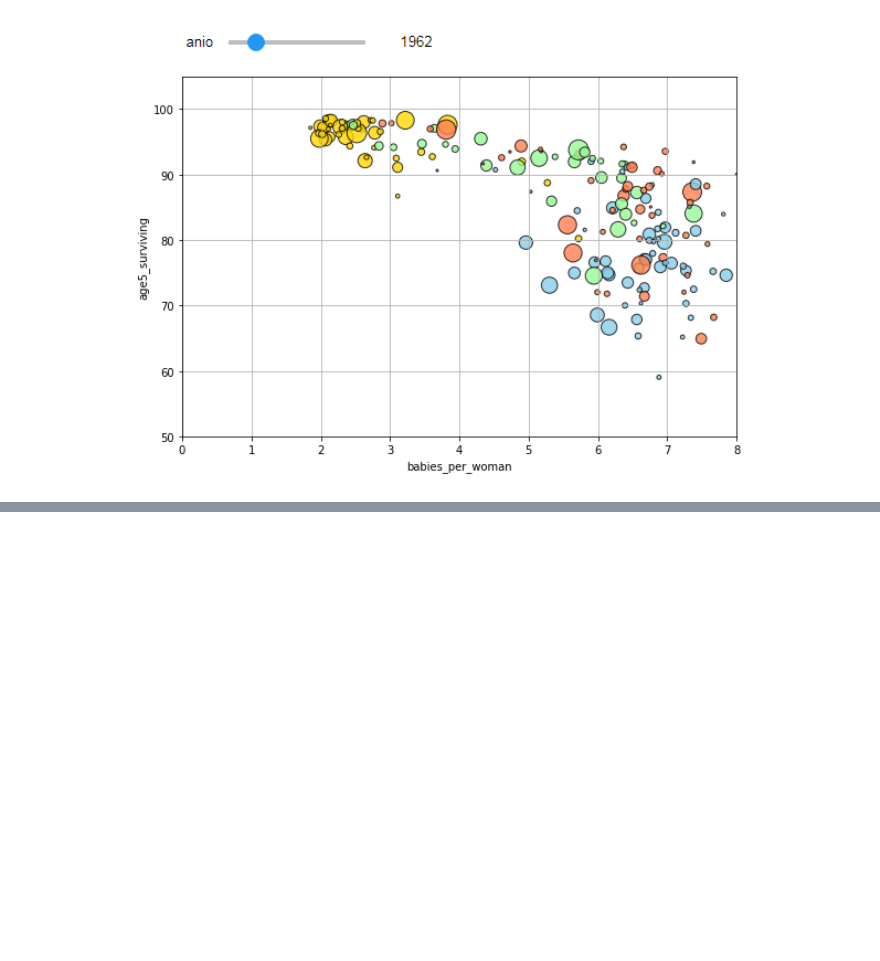
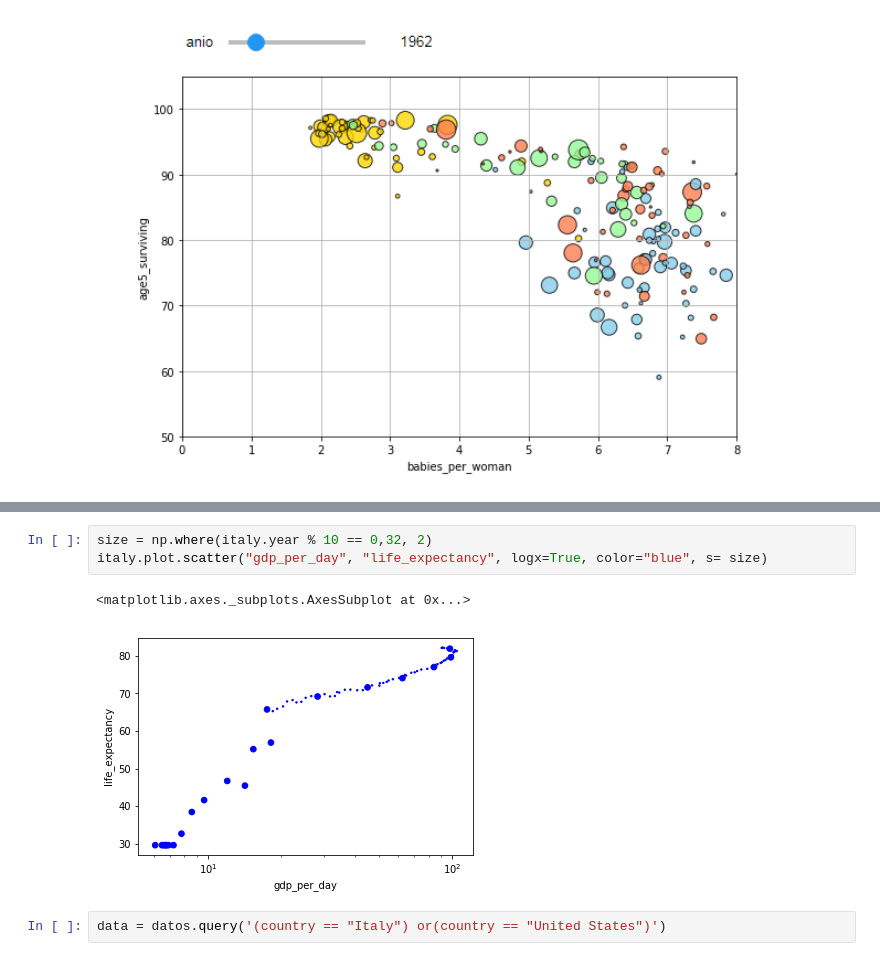
Before and after one commit to juanspinelli/main, a Jupyter notebook: Curso Pandas/EDA Gapminder.ipynb, the cells around one changed output, grey strips where cells are left out. Cells and saved outputs as stored; diff of their text form; blank space fills up the shorter version.

```diff
--- a/Curso Pandas/EDA Gapminder.ipynb
+++ b/Curso Pandas/EDA Gapminder.ipynb
@@ -93,0 +136,8 @@ Image(filename= 'Datos/gapminder/gaminder.png', width=700, height=700)
+# %%
+size = np.where(italy.year % 10 == 0,32, 2)
+italy.plot.scatter("gdp_per_day", "life_expectancy", logx=True, color="blue", s= size)
+# %% [output]
+<matplotlib.axes._subplots.AxesSubplot at 0x...>
+[figure, added]
+# %%
+data = datos.query('(country == "Italy") or(country == "United States")')
```
Also changed, not shown: parts of 10 cells of this notebook.
